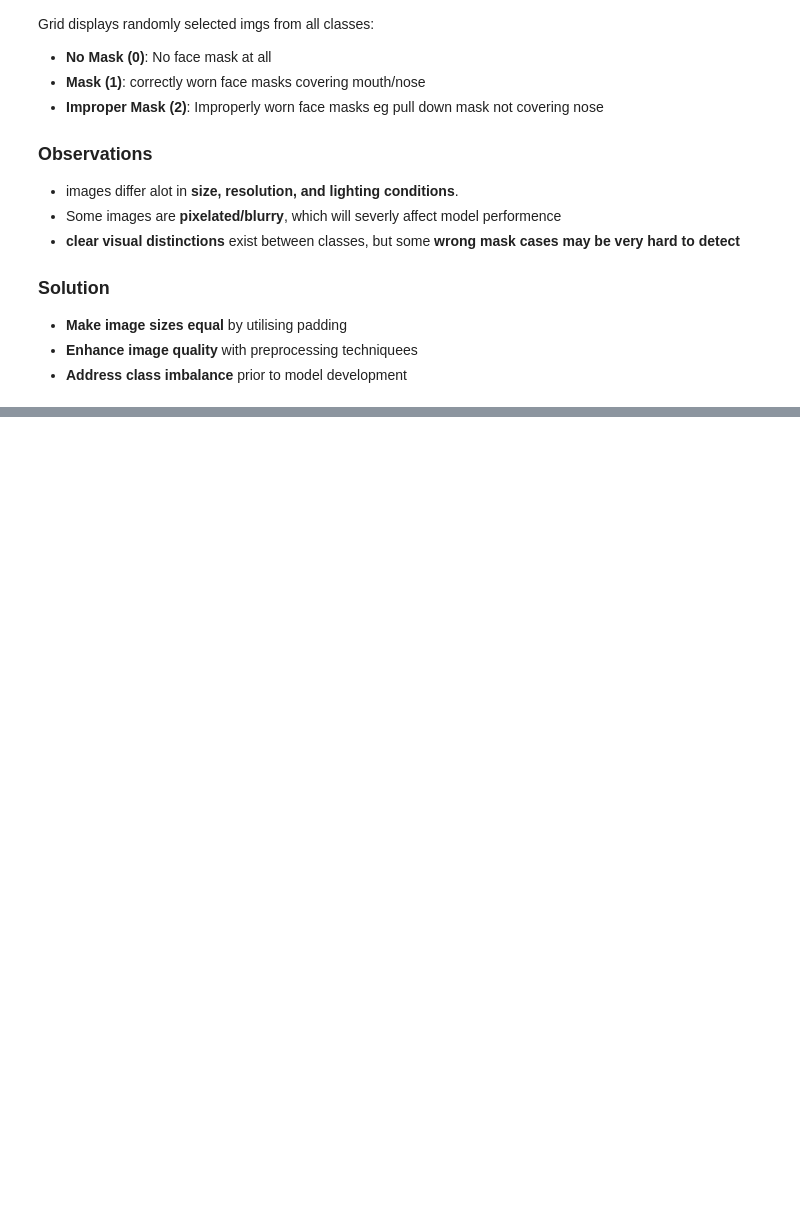
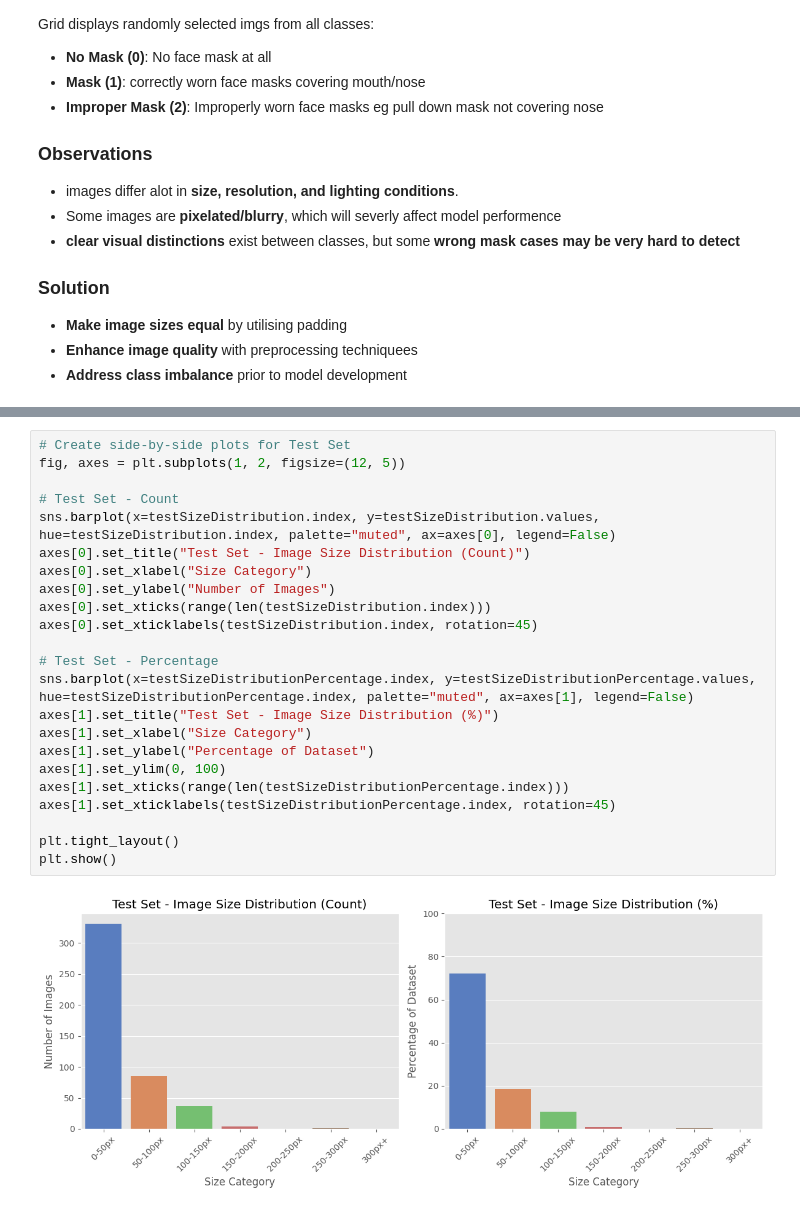
Before and after one commit to Rahim-Rahmatzada/MaskDetection, a Jupyter notebook: Notebooks/2.DataVisualization.ipynb, the cells around one changed output, grey strips where cells are left out. Cells and saved outputs as stored; diff of their text form; blank space fills up the shorter version.

```diff
--- a/Notebooks/2.DataVisualization.ipynb
+++ b/Notebooks/2.DataVisualization.ipynb
@@ -200,0 +298,25 @@ Grid displays randomly selected imgs from all classes:
+# %%
+# Create side-by-side plots for Test Set
+fig, axes = plt.subplots(1, 2, figsize=(12, 5))
+
+# Test Set - Count
+sns.barplot(x=testSizeDistribution.index, y=testSizeDistribution.values, hue=testSizeDistribution.index, palette="muted", ax=axes[0], legend=False)
+axes[0].set_title("Test Set - Image Size Distribution (Count)")
+axes[0].set_xlabel("Size Category")
+axes[0].set_ylabel("Number of Images")
+axes[0].set_xticks(range(len(testSizeDistribution.index)))
+axes[0].set_xticklabels(testSizeDistribution.index, rotation=45)
+
+# Test Set - Percentage
+sns.barplot(x=testSizeDistributionPercentage.index, y=testSizeDistributionPercentage.values, hue=testSizeDistributionPercentage.index, palette="muted", ax=axes[1], legend=False)
+axes[1].set_title("Test Set - Image Size Distribution (%)")
+axes[1].set_xlabel("Size Category")
+axes[1].set_ylabel("Percentage of Dataset")
+axes[1].set_ylim(0, 100)
+axes[1].set_xticks(range(len(testSizeDistributionPercentage.index)))
+axes[1].set_xticklabels(testSizeDistributionPercentage.index, rotation=45)
+
+plt.tight_layout()
+plt.show()
+# %% [output]
+[figure, added]
```
Also changed, not shown: parts of 5 cells of this notebook, 2 other files.
